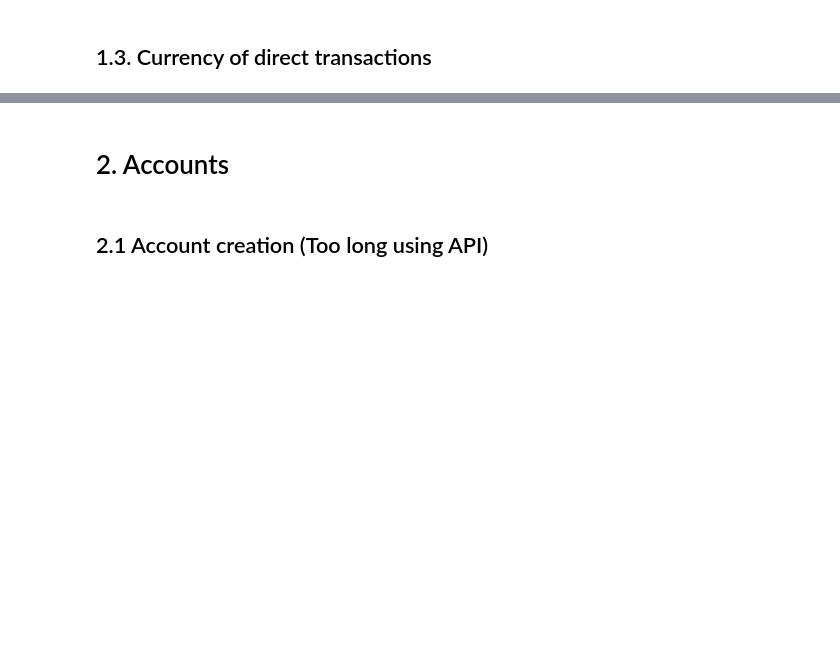
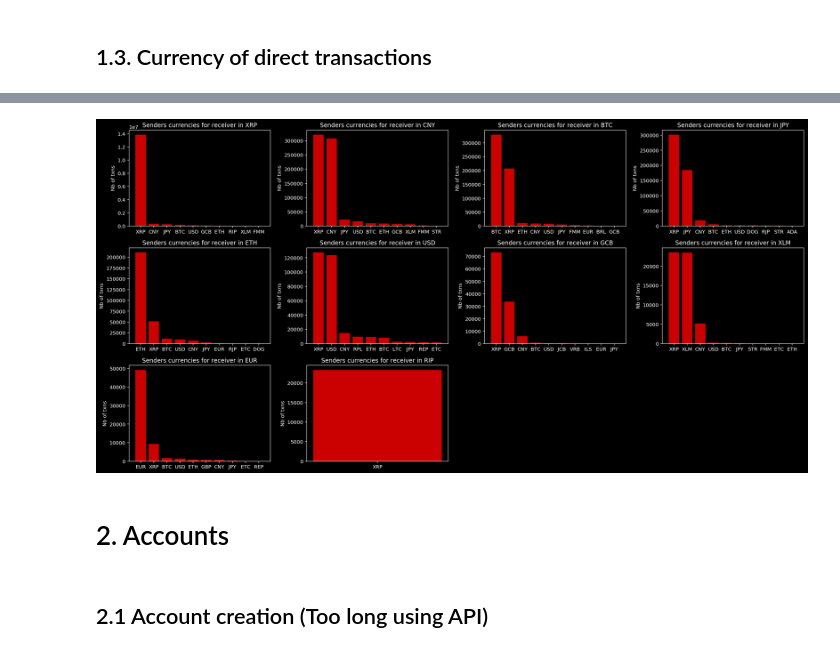
Before and after one commit to dedis/student_19_ripple-locality, a Jupyter notebook: ripple_analysis/ripple_analysis.ipynb, the cells around one changed output, grey strips where cells are left out. Cells and saved outputs as stored; diff of their text form; code cells hidden in the pictures; blank space fills up the shorter version.

```diff
--- a/ripple_analysis/ripple_analysis.ipynb
+++ b/ripple_analysis/ripple_analysis.ipynb
@@ -209,0 +344,10 @@ There are 20 currency that appears in direct payments that are not offered by on
+# %%
+receiver_currency_to_sender_currency = collections.defaultdict(dict) # dict {receiver_curr :{sender_curr,count}}
+for txn in tqdm(data):
+    if txn['success'] == 'tesSUCCESS':
+        sender_curr = txn['senderCurrency']
+        receiver_curr = txn['receiverCurrency']
+        receiver_currency_to_sender_currency[receiver_curr] = currency_to_target_currency.get(receiver_curr,{})
+        receiver_currency_to_sender_currency[receiver_curr][sender_curr] = currency_to_target_currency[receiver_curr].get(sender_curr,0) + 1
+for receiver_curr, senders_to_volume in tqdm(receiver_currency_to_sender_currency.items()):
+    receiver_currency_to_sender_currency[receiver_curr] = collections.OrderedDict(sorted(senders_to_volume.items(), key=operator.itemgetter(1),reverse = True)) #decreasing order
@@ -210,3 +359,24 @@ There are 20 currency that appears in direct payments that are not offered by on
+# %%
+index = 0
+for receiver_currency in list(sorted_receiver_currency_volume.keys())[0:nb_of_top_currencies]: #top 10 currencies of receiver
+    senders_to_volume = receiver_currency_to_sender_currency[receiver_currency] #get senders_currency count (dict {currency : count})
+    index+=1
+    objects = list(senders_to_volume.keys())[0:nb_of_top_currencies]
+    y_pos = np.arange(len(objects))
+    performance = list(senders_to_volume.values())[0:nb_of_top_currencies]
+
+    plt.subplot(3,4,index)
+    plt.style.use('dark_background')
+
+    plt.bar(y_pos, performance, align='center', color = 'r', alpha = 0.8) #bar plot
+    plt.xticks(y_pos, objects)
+    plt.ylabel('Nb of txns')
+    plt.title('Senders currencies for receiver in '+ receiver_currency)
+
+plt.tight_layout()
+plt.show()
+# %% [output]
+[figure, added]
 # %% [markdown]
 # 2. Accounts
 # %% [markdown]
```
Also changed, not shown: parts of 71 cells of this notebook.
